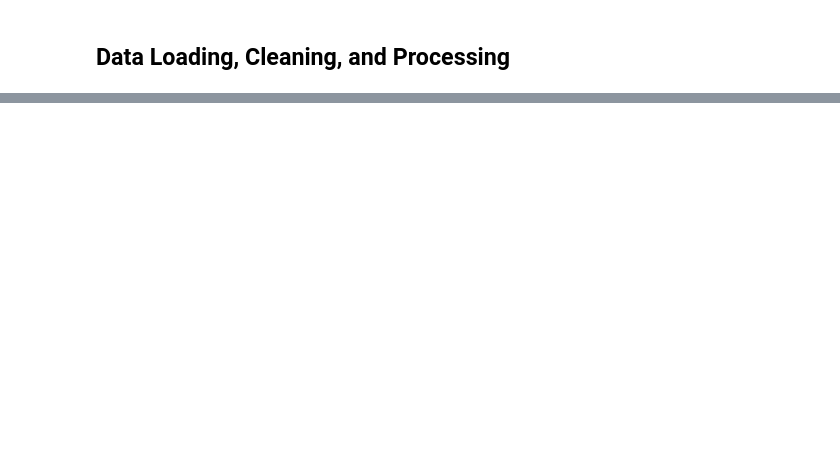
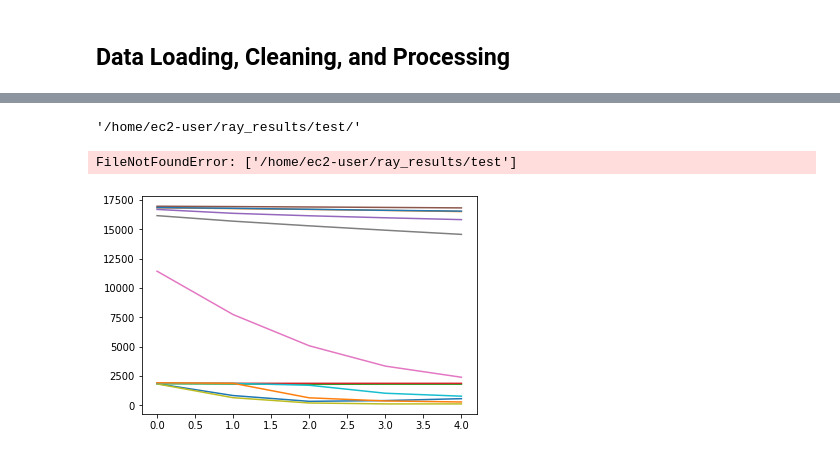
Before and after one commit to Spencer-Weston/BGPredict, a Jupyter notebook: bgpredict/LSTM/LSTM_prod.ipynb, the cells around one changed output, grey strips where cells are left out. Cells and saved outputs as stored; diff of their text form; code cells hidden in the pictures; blank space fills up the shorter version.

```diff
--- a/bgpredict/LSTM/LSTM_prod.ipynb
+++ b/bgpredict/LSTM/LSTM_prod.ipynb
@@ -241,0 +260,28 @@ def train_lstm(config, checkpoint_dir=None):
+# %%
+held_out_subjects = [60844515, 41131654, 40997757, 94200862, 91161972, 28608066,
+                     76817975, 37875431, 63047517, 72492570, 80796147, 87770486,
+                     95851255, 70454270]
+# %%
+# Configure data
+# Load data and remove holdout subjects
+raw_df = load_data_to_df()
+holdout_subjects = raw_df.loc[raw_df['subjectid'].isin(held_out_subjects)]
+train_subjects = raw_df.loc[~raw_df['subjectid'].isin(held_out_subjects)]
+# %%
+# Clean Data
+clean_holdout_df = clean_data(holdout_subjects)
+clean_insample_df = clean_data(train_subjects)
+
+# Split and Scale Data
+train_df, val_df, test_df, scaler = split_and_scale(clean_insample_df)
+holdout_scaled = split_and_scale_holdouts(clean_holdout_df, scaler)
+
+window_size = 12
+print("Creating Train Tensors")
+train_X, train_y = df_to_Xy_tensors(train_df, window_size=window_size)
+print("Creating Validation Tensors")
+val_X, val_y = df_to_Xy_tensors(val_df, window_size=window_size)
+print("Creating Test Tensors")
+test_X, test_y = df_to_Xy_tensors(test_df, window_size=window_size)
+print("Creating Holdout Tensors")
+holdout_X, holdout_y = df_to_Xy_tensors()
@@ -278,0 +365,21 @@ print("Best trial final validation loss: {}".format(
+# %%
+folder
+# %% [output]
+'/home/ec2-user/ray_results/test/'
+# %%
+# Save directory
+best_dir = result.get_best_logdir(metric='val_loss', mode='min')
+splits = best_dir.split("/")
+folder = best_dir.split(splits[-1])[0]
+s3 = s3fs.S3FileSystem()
+s3.put(folder, "bgpredict/models/lstm/cpu", recursive=True)
+# %% [output]
+FileNotFoundError: ['/home/ec2-user/ray_results/test']
+# %%
+dfs = result.trial_dataframes
+# %%
+ax = None  # This plots everything on the same plot
+for d in dfs.values():
+    ax = d.val_loss.plot(ax=ax, legend=False)
+# %% [output]
+[figure, added]
```
Also changed, not shown: parts of 20 cells of this notebook, 1 other file.
